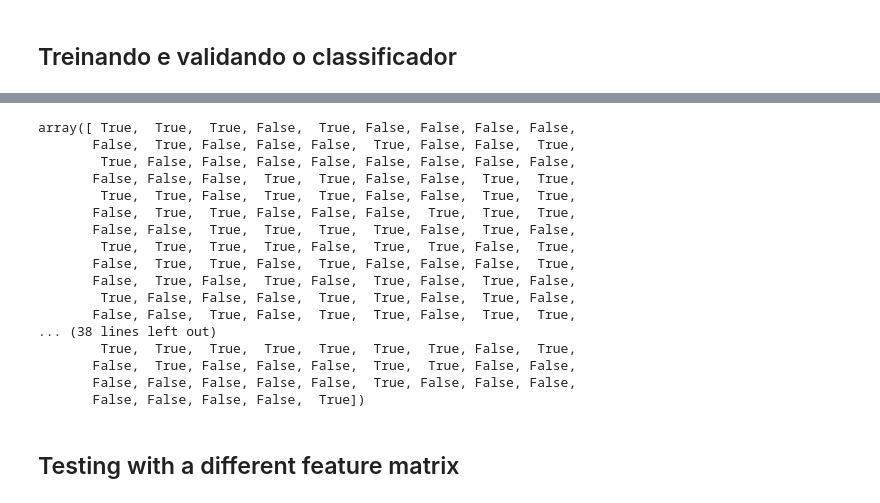
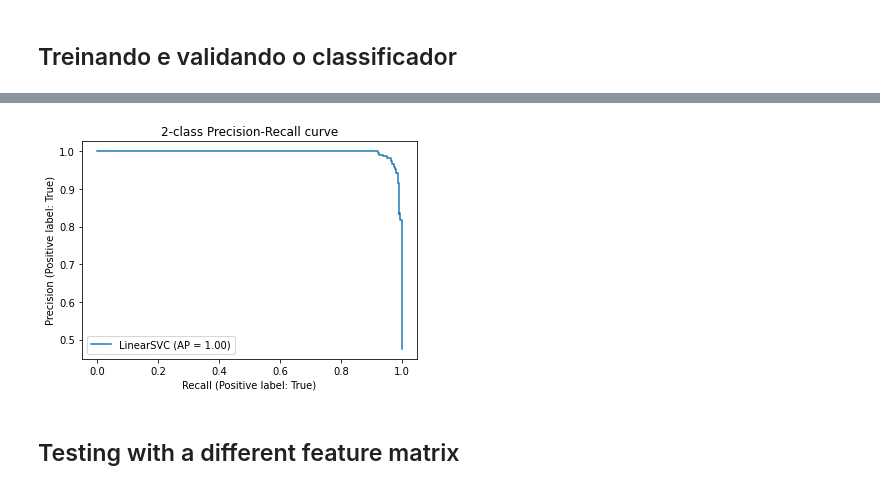
Before and after one commit to fccoelho/text-mining-cientistas-sociais, a Jupyter notebook: Capitulo_5.ipynb, the cells around one changed output, grey strips where cells are left out. Cells and saved outputs as stored; diff of their text form; code cells hidden in the pictures.

```diff
--- a/Capitulo_5.ipynb
+++ b/Capitulo_5.ipynb
@@ -310,20 +292,0 @@ Name: Y2, Length: 1444, dtype: bool
-# %%
-Ytrain.values[test_index]
-# %% [output]
-array([ True,  True,  True, False,  True, False, False, False, False,
-       False,  True, False, False, False,  True, False, False,  True,
-        True, False, False, False, False, False, False, False, False,
-       False, False, False,  True,  True, False, False,  True,  True,
-        True,  True, False,  True,  True, False, False,  True,  True,
-       False,  True,  True, False, False, False,  True,  True,  True,
-       False, False,  True,  True,  True,  True, False,  True, False,
-        True,  True,  True,  True, False,  True,  True, False,  True,
-       False,  True,  True, False,  True, False, False, False,  True,
-       False,  True, False,  True, False,  True, False,  True, False,
-        True, False, False, False,  True,  True, False,  True, False,
-       False, False,  True, False,  True,  True, False,  True,  True,
-... (38 lines left out)
-        True,  True,  True,  True,  True,  True,  True, False,  True,
-       False,  True, False, False, False,  True,  True, False, False,
-       False, False, False, False, False,  True, False, False, False,
-       False, False, False, False,  True])
@@ -330,3 +295,10 @@ array([ True,  True,  True, False,  True, False, False, False, False,
+# %%
+display = PrecisionRecallDisplay.from_estimator(
+    etclf, Xtest, Ytest, name="LinearSVC"
+)
+_ = display.ax_.set_title("2-class Precision-Recall curve")
+# %% [output]
+[figure, added]
 # %% [markdown]
 ## Testing with a different feature matrix
 # %%
```
Also changed, not shown: parts of 4 cells of this notebook.
